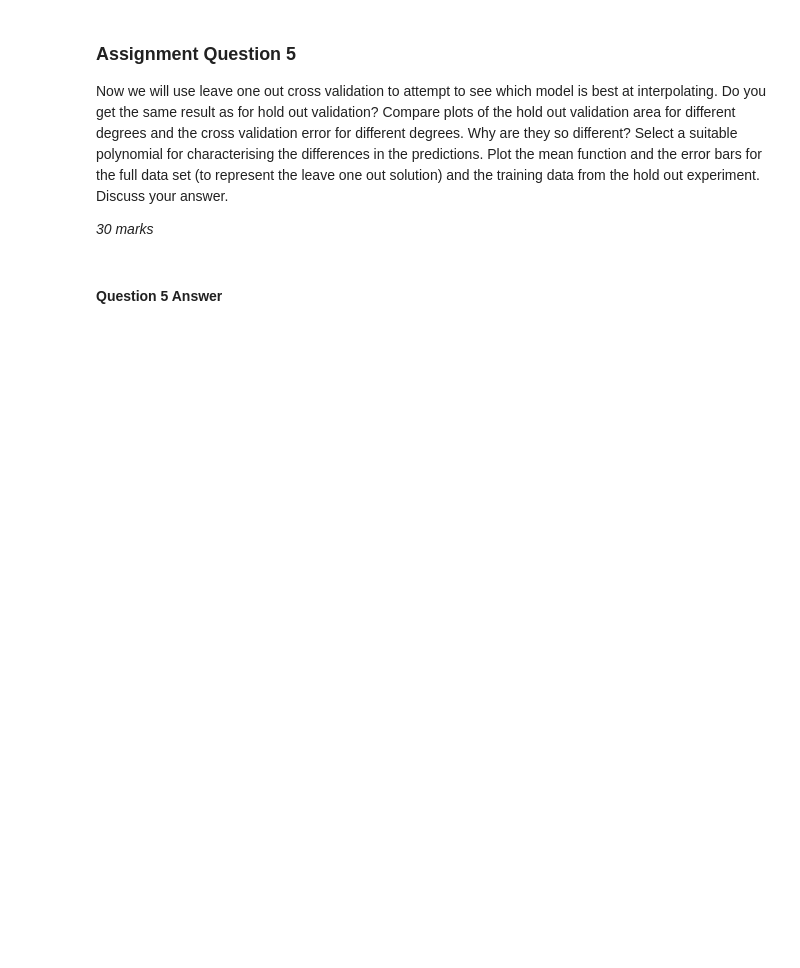
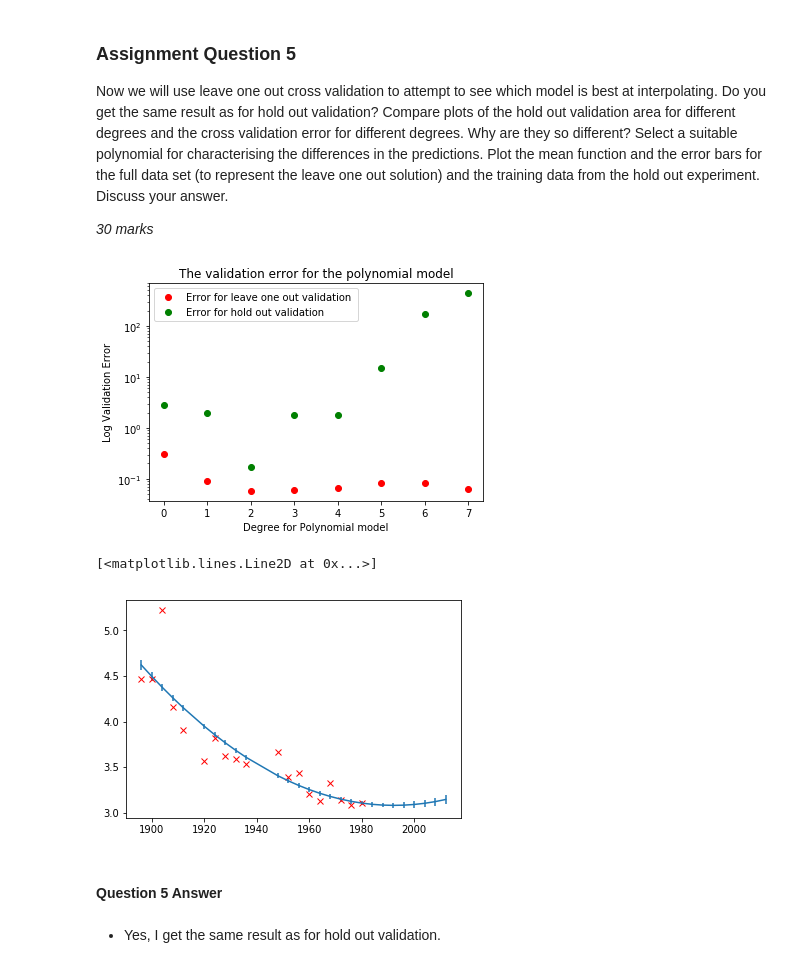
Before and after one commit to Yang-Xavier/ML-Labsession, a Jupyter notebook: week6/lab_session_week6.ipynb, the cells around one changed output. Cells and saved outputs as stored; diff of their text form; code cells hidden in the pictures; blank space fills up the shorter version.

Commit message:
finish question 5

```diff
--- a/week6/lab_session_week6.ipynb
+++ b/week6/lab_session_week6.ipynb
@@ -638,2 +665,61 @@ Now we will use leave one out cross validation to attempt to see which model is
+# %%
+# Question 5 Answer Code
+# Write code for you answer to this question in this box
+# Do not delete these comments, otherwise you will get zero for this answer.
+# Make sure your code has run and the answer is correct *before* submitting your notebook for marking.
+
+loocv = np.zeros(8)
+train_err_array_loocv = np.zeros(8)
+x_ = x #back up x & y
+y_ = y
+sigma2_5 = 0.01
+alpha_5 = 4
+
+for x_val in x_:
+    index = np.where(x_==x_val)[0]
+    y_val = y_[index]
+    x_training = np.delete(x_,index,axis = 0)
+    y_training = np.delete(y_,index,axis = 0)
+    for i in range(8):
+        Phi_4 = polynomial_4(x_training,i)
+        w_cov_4 = np.matrix(1/sigma2_5*np.dot(Phi_4.T,Phi_4)+1/alpha_5*np.ones(Phi_4.shape[1])).I
+        w_mean_4 = np.dot(np.dot(w_cov_4*1/sigma2_5,Phi_4.T),y_training)
+        loocv[i] += (np.asarray(y_[index]-np.dot(polynomial_4(x_[index],i),w_mean_4))**2).sum()
+
+
+train_err_array_loocv = train_err_array_loocv/x.shape[0]
+loocv = loocv/x.shape[0]
+minimum = loocv.min()
+min_index = np.where(loocv==minimum)[0][0]
+
+
+suitable_w = w_array[min_index]
+suitable_Phi = polynomial_4(x,min_index)
+suitable_w_cov = np.matrix(1/sigma2_4*np.dot(suitable_Phi.T,suitable_Phi)+1/alpha_4*np.ones(suitable_Phi.shape[1])).I
+suitable_f_pred = np.dot(suitable_Phi,suitable_w)
+suitable_f_var = np.dot(np.dot(suitable_Phi,suitable_w_cov),suitable_Phi.T)
+suitable_f_std = np.sqrt(np.diag(suitable_f_var))
+
+
+x_plot = np.arange(8).tolist()
+plt.plot(x_plot, loocv, 'ro', label="Error for leave one out validation ")
+plt.plot(x_plot, error_array_4, 'go', label="Error for hold out validation ")
+plt.title("The validation error for the polynomial model")
+plt.yscale('log')
+plt.ylabel("Log Validation Error")
+plt.xlabel("Degree for Polynomial model")
+plt.xticks(x_plot, x_plot)
+plt.margins(.05)
+plt.legend()
+
+plt.pause(0.5)
+plt.errorbar(x.flatten(),suitable_f_pred.flatten(), yerr=suitable_f_std.flatten())
+plt.plot(x_training_h,y_training_h,'rx')
+# %% [output]
+[figure, added]
+[<matplotlib.lines.Line2D at 0x...>]
+[figure, added]
 # %% [markdown]
 #### Question 5 Answer
+# %% [markdown]
+* Yes, I get the same result as for hold out validation.
```
Also changed, not shown: parts of 10 cells of this notebook, 1 other file.
